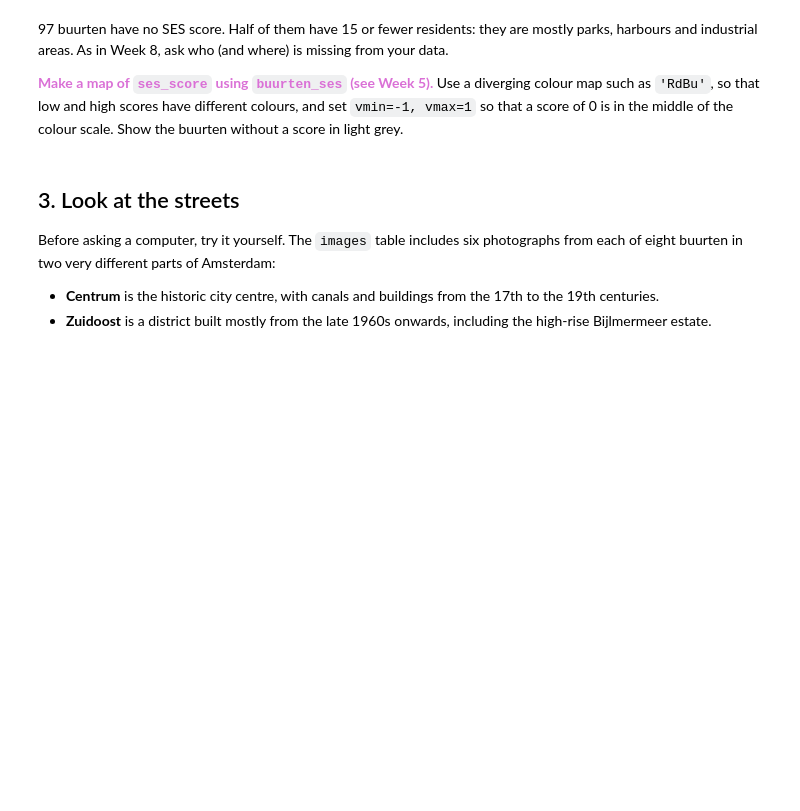
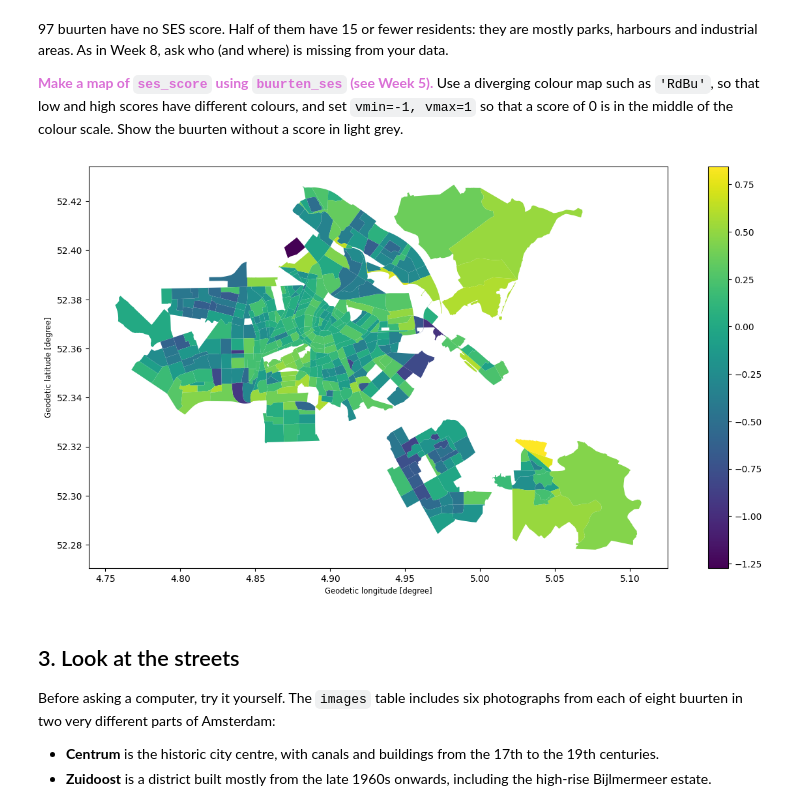
Before and after one commit to ChifuniroBaluwa/GEOG5415, a Jupyter notebook: Week_9_Reproducibility.ipynb, the cells around one changed output. Drawn from its saved outputs; the diff is of its cells as text; code cells hidden in the pictures; blank space fills up the shorter version.

```diff
--- a/Week_9_Reproducibility.ipynb
+++ b/Week_9_Reproducibility.ipynb
@@ -223,3 +336,15 @@ buurten_ses.loc[buurten_ses['ses_score'].isna(), 'population'].describe()
+# %%
+# Add your code here
+
+# Define plot size
+f,ax = plt.subplots(1, figsize=(16,8))
+# Plot the ses_score from buurten_ses
+# Add legend (legend =True)
+buurten_ses.plot(ax=ax, column ='ses_score', legend=True)
+# show the map
+plt.show()
+# %% [output]
+[figure, added]
 # %% [markdown]
 ## 3. Look at the streets
 
```
Also changed, not shown: parts of 25 cells of this notebook.
